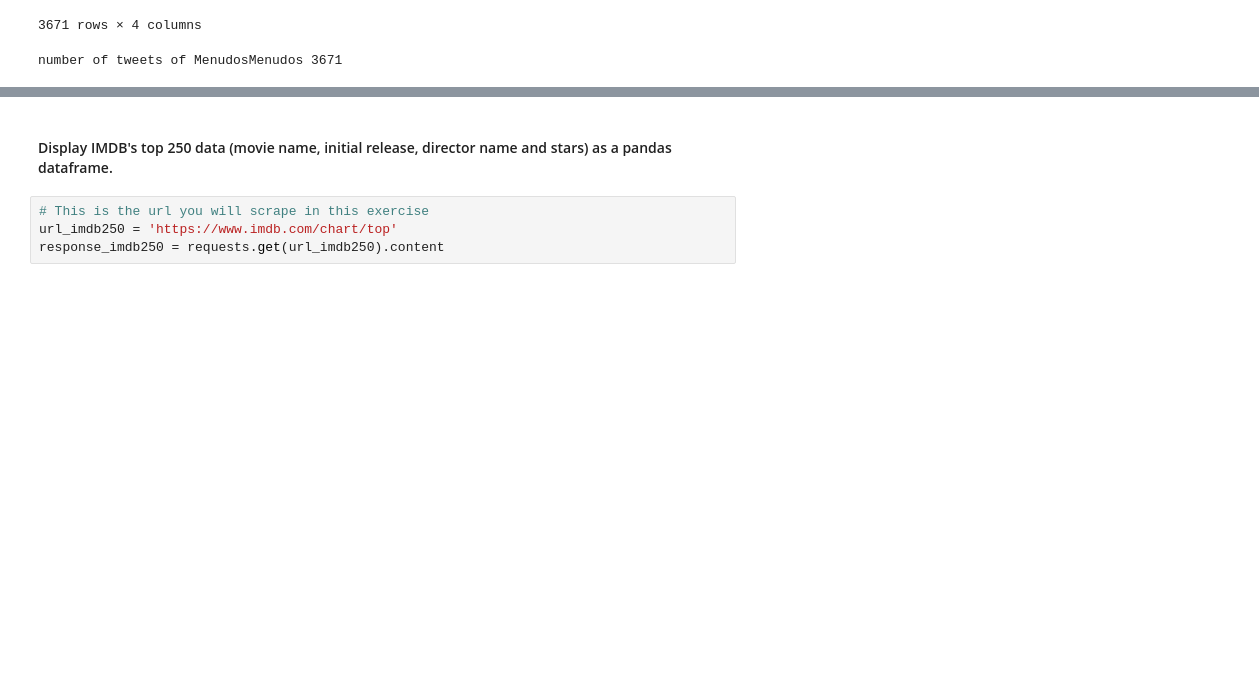
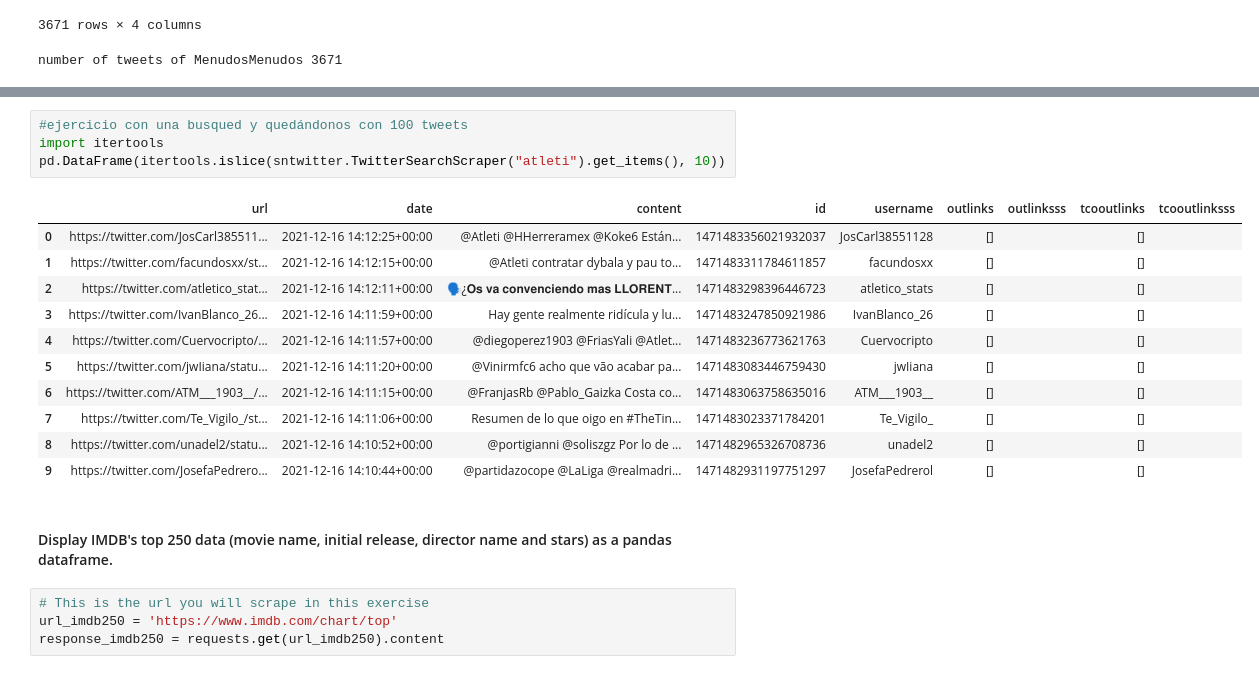
Before and after one commit to alvaro-saez/dataptmad1121_labs, a Jupyter notebook: extra-work/m1/lab-web-scraping/your-code/[lab-web-scraping] Alvaro Saez.ipynb, the cells around one changed output, grey strips where cells are left out. Drawn from its saved outputs; the diff is of its cells as text; blank space fills up the shorter version.

```diff
--- a/extra-work/m1/lab-web-scraping/your-code/[lab-web-scraping] Alvaro Saez.ipynb
+++ b/extra-work/m1/lab-web-scraping/your-code/[lab-web-scraping] Alvaro Saez.ipynb
@@ -627,3 +689,19 @@ number of tweets of MenudosMenudos 3671
+# %%
+#ejercicio con una busqued y quedándonos con 100 tweets
+import itertools
+pd.DataFrame(itertools.islice(sntwitter.TwitterSearchScraper("atleti").get_items(), 10))
+# %% [output]
+|  | url | date | content | id | username | outlinks | outlinksss | tcooutlinks | tcooutlinksss |
+| 0 | https://twitter.com/JosCarl385511... | 2021-12-16 14:12:25+00:00 | @Atleti @HHerreramex @Koke6 Están... | 1471483356021932037 | JosCarl38551128 | [] |  | [] |  |
+| 1 | https://twitter.com/facundosxx/st... | 2021-12-16 14:12:15+00:00 | @Atleti contratar dybala y pau to... | 1471483311784611857 | facundosxx | [] |  | [] |  |
+| 2 | https://twitter.com/atletico_stat... | 2021-12-16 14:12:11+00:00 | 🗣️¿𝐎𝐬 𝐯𝐚 𝐜𝐨𝐧𝐯𝐞𝐧𝐜𝐢𝐞𝐧𝐝𝐨 𝐦𝐚𝐬 𝐋𝐋𝐎𝐑𝐄𝐍𝐓... | 1471483298396446723 | atletico_stats | [] |  | [] |  |
+| 3 | https://twitter.com/IvanBlanco_26... | 2021-12-16 14:11:59+00:00 | Hay gente realmente ridícula y lu... | 1471483247850921986 | IvanBlanco_26 | [] |  | [] |  |
+| 4 | https://twitter.com/Cuervocripto/... | 2021-12-16 14:11:57+00:00 | @diegoperez1903 @FriasYali @Atlet... | 1471483236773621763 | Cuervocripto | [] |  | [] |  |
+| 5 | https://twitter.com/jwIiana/statu... | 2021-12-16 14:11:20+00:00 | @Vinirmfc6 acho que vão acabar pa... | 1471483083446759430 | jwIiana | [] |  | [] |  |
+| 6 | https://twitter.com/ATM___1903__/... | 2021-12-16 14:11:15+00:00 | @FranjasRb @Pablo_Gaizka Costa co... | 1471483063758635016 | ATM___1903__ | [] |  | [] |  |
+| 7 | https://twitter.com/Te_Vigilo_/st... | 2021-12-16 14:11:06+00:00 | Resumen de lo que oigo en #TheTin... | 1471483023371784201 | Te_Vigilo_ | [] |  | [] |  |
+| 8 | https://twitter.com/unadel2/statu... | 2021-12-16 14:10:52+00:00 | @portigianni @soliszgz Por lo de ... | 1471482965326708736 | unadel2 | [] |  | [] |  |
+| 9 | https://twitter.com/JosefaPedrero... | 2021-12-16 14:10:44+00:00 | @partidazocope @LaLiga @realmadri... | 1471482931197751297 | JosefaPedrerol | [] |  | [] |  |
 # %% [markdown]
 #### Display IMDB's top 250 data (movie name, initial release, director name and stars) as a pandas dataframe.
 # %%
```
Also changed, not shown: parts of 6 cells of this notebook.
